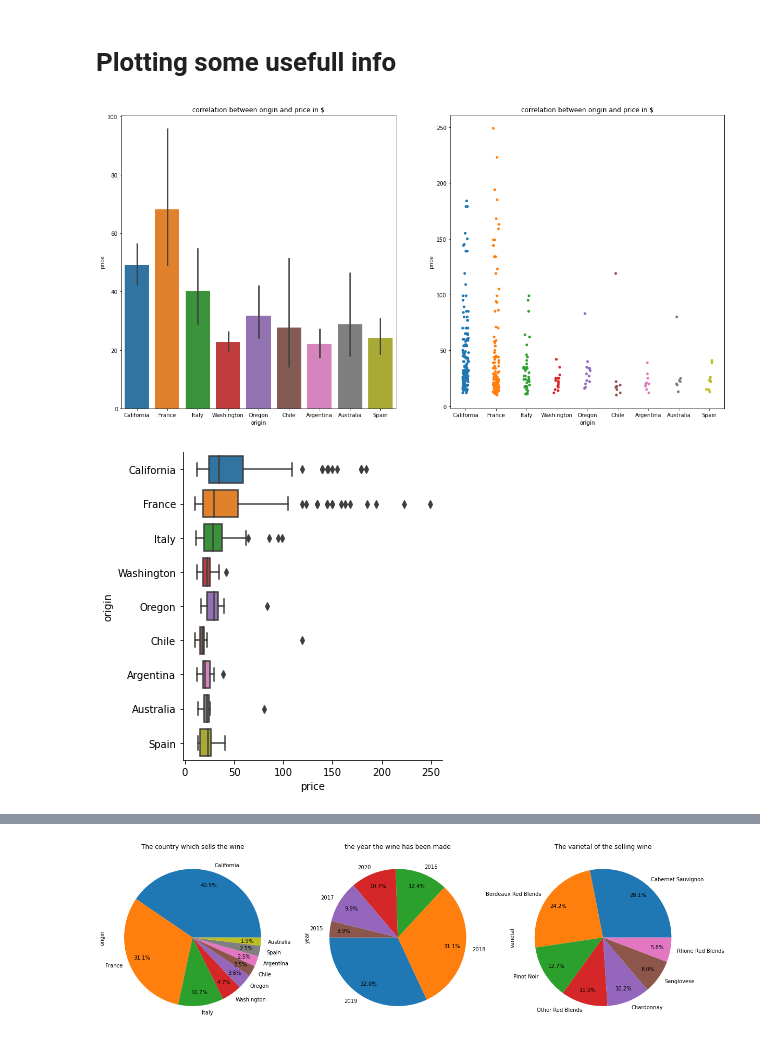
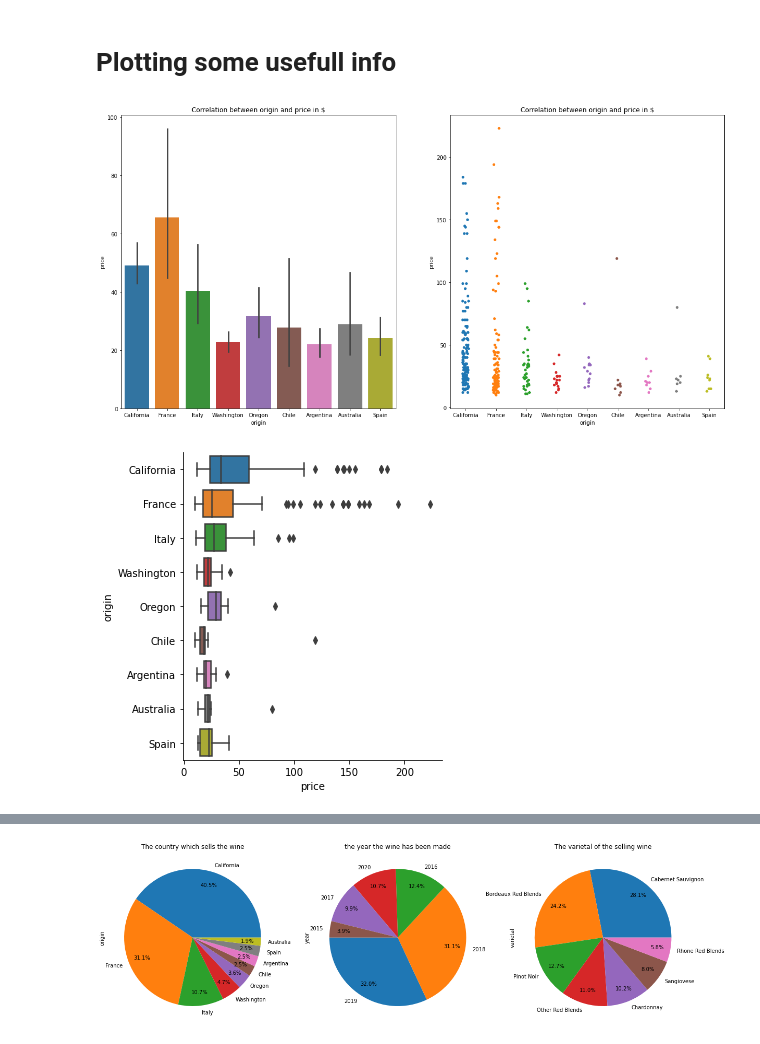
Before and after one commit to arielya10/Wine-Ranking-Prediction, a Jupyter notebook: Wine Ranking Prediction.ipynb, the cells around one changed output, grey strips where cells are left out. Saved outputs shown, nothing was run; the diff lists cells and outputs as text; code cells hidden in the pictures.

```diff
--- a/Wine Ranking Prediction.ipynb
+++ b/Wine Ranking Prediction.ipynb
@@ -106,3 +108,5 @@ df = df.groupby('origin').filter(lambda x : len(x)>5).reset_index(drop=True) #5
+# %%
+df = df.drop_duplicates(subset=['product_name'])
 # %% [markdown]
 **adding categorical codes**
 # %%
@@ -129,14 +132,14 @@ df
 # %%
 fig, (ax1, ax2) = plt.subplots(1,2, figsize=(20,10))
 sns.barplot(x = 'origin', y = 'price', data = df,ax=ax1)
 sns.stripplot(data=df.drop(df[df.price >= 250].index), x="origin", y="price",ax=ax2)
-ax1.set_title('correlation between origin and price in $')
-ax2.set_title('correlation between origin and price in $')
+ax1.set_title('Correlation between origin and price in $')
+ax2.set_title('Correlation between origin and price in $')
 sns.catplot(data=df.drop(df[df.price >= 250].index), x="price", y="origin",kind="box")
 plt.show()
 # %% [output]
-[figure, old version]
+[figure, new version]
-[figure, old version]
+[figure, new version]
 # %%
 fig, (ax1, ax2) = plt.subplots(1,2, figsize=(20,10))
 sns.barplot(x = 'origin', y = 'rating', data = df,ax=ax1)
```
Also changed, not shown: parts of 13 cells of this notebook.
